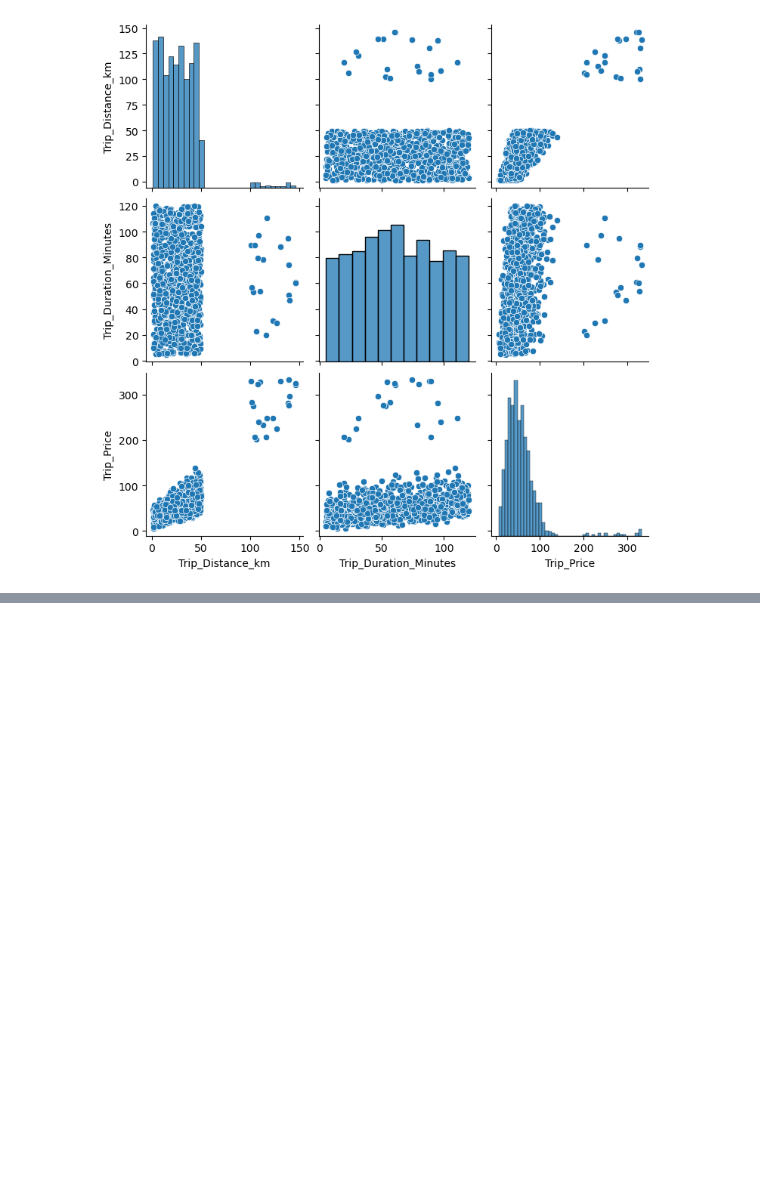
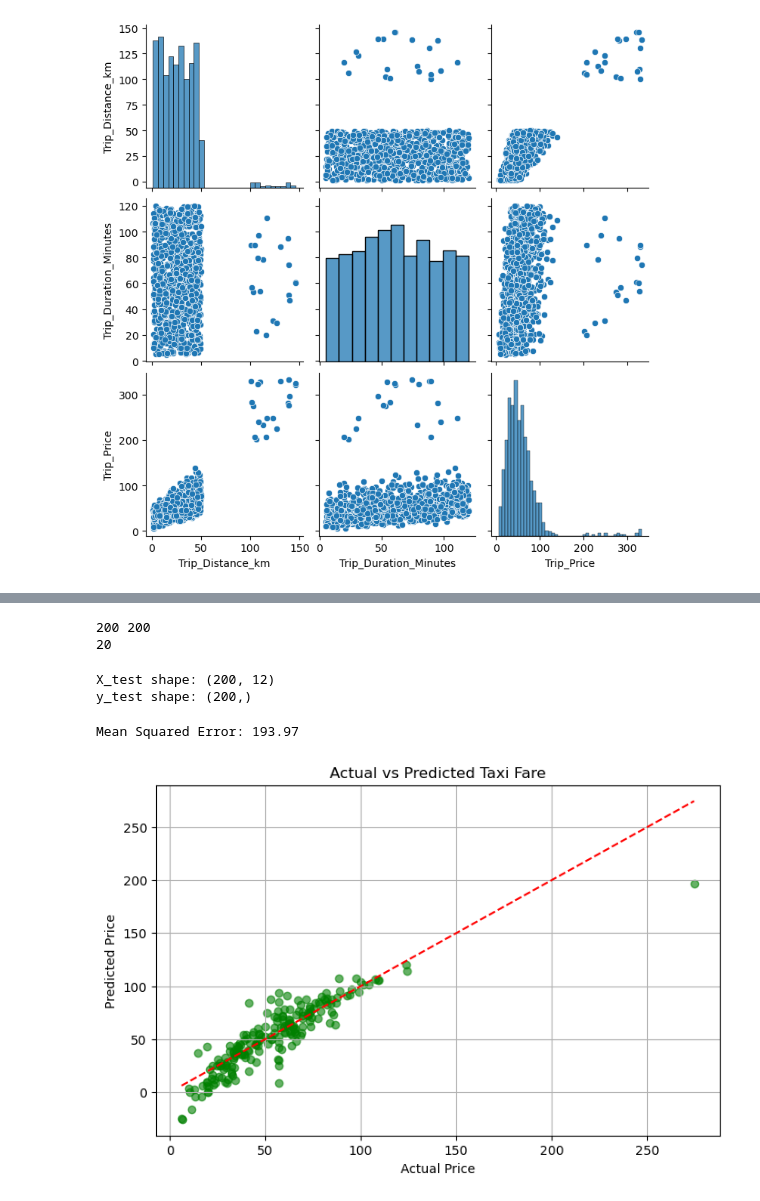
Before and after one commit to shabnomm/Taxi-fare-forecasting-understanding-the-hidden-patterns-in-ride-pricing-, a Jupyter notebook: a.ipynb, the cells around one changed output, grey strips where cells are left out. Drawn from its saved outputs; the diff is of its cells as text; code cells hidden in the pictures; blank space fills up the shorter version.

```diff
--- a/a.ipynb
+++ b/a.ipynb
@@ -278,0 +283,2 @@ plt.show()
+# %%
+df = pd.get_dummies(df, columns=['Day_of_Week', 'Traffic_Conditions'], drop_first=True)
@@ -278,0 +288,2 @@ plt.show()
+# %%
+df.fillna(df.mean(numeric_only=True), inplace=True)
@@ -278,0 +307,46 @@ plt.show()
+# %%
+print(len(X_test), len(y_test))         # should be equal
+print(len(y_pred))                      # should match len(y_test)
+# %% [output]
+200 200
+20
+# %%
+print("X_test shape:", X_test.shape)
+print("y_test shape:", y_test.shape)
+# %% [output]
+X_test shape: (200, 12)
+y_test shape: (200,)
+# %%
+# Include all feature columns (excluding the target)
+feature_columns = ['Trip_Distance_km', 'Time_of_Day', 'Passenger_Count', 'Base_Fare',
+                   'Per_Km_Rate', 'Per_Minute_Rate', 'Trip_Duration_Minutes',
+                   'Weather_Rain', 'Weather_Snow', 'Day_of_Week_Weekend',
+                   'Traffic_Conditions_Low', 'Traffic_Conditions_Medium']
+
+X = df[feature_columns]
+y = df['Trip_Price']
+# %%
+X_train, X_test, y_train, y_test = train_test_split(X, y, train_size=0.8, random_state=42)
+# %%
+model = LinearRegression()
+model.fit(X_train, y_train)
+
+# Predict
+y_pred = model.predict(X_test)
+
+# Evaluate
+mse = mean_squared_error(y_test, y_pred)
+print(f"Mean Squared Error: {mse:.2f}")
+
+# Plot
+plt.figure(figsize=(8,5))
+plt.scatter(y_test, y_pred, alpha=0.6, color='green')
+plt.plot([y_test.min(), y_test.max()], [y_test.min(), y_test.max()], 'r--')
+plt.xlabel("Actual Price")
+plt.ylabel("Predicted Price")
+plt.title("Actual vs Predicted Taxi Fare")
+plt.grid(True)
+plt.show()
+# %% [output]
+Mean Squared Error: 193.97
+[figure, added]
```
Also changed, not shown: parts of 35 cells of this notebook.
